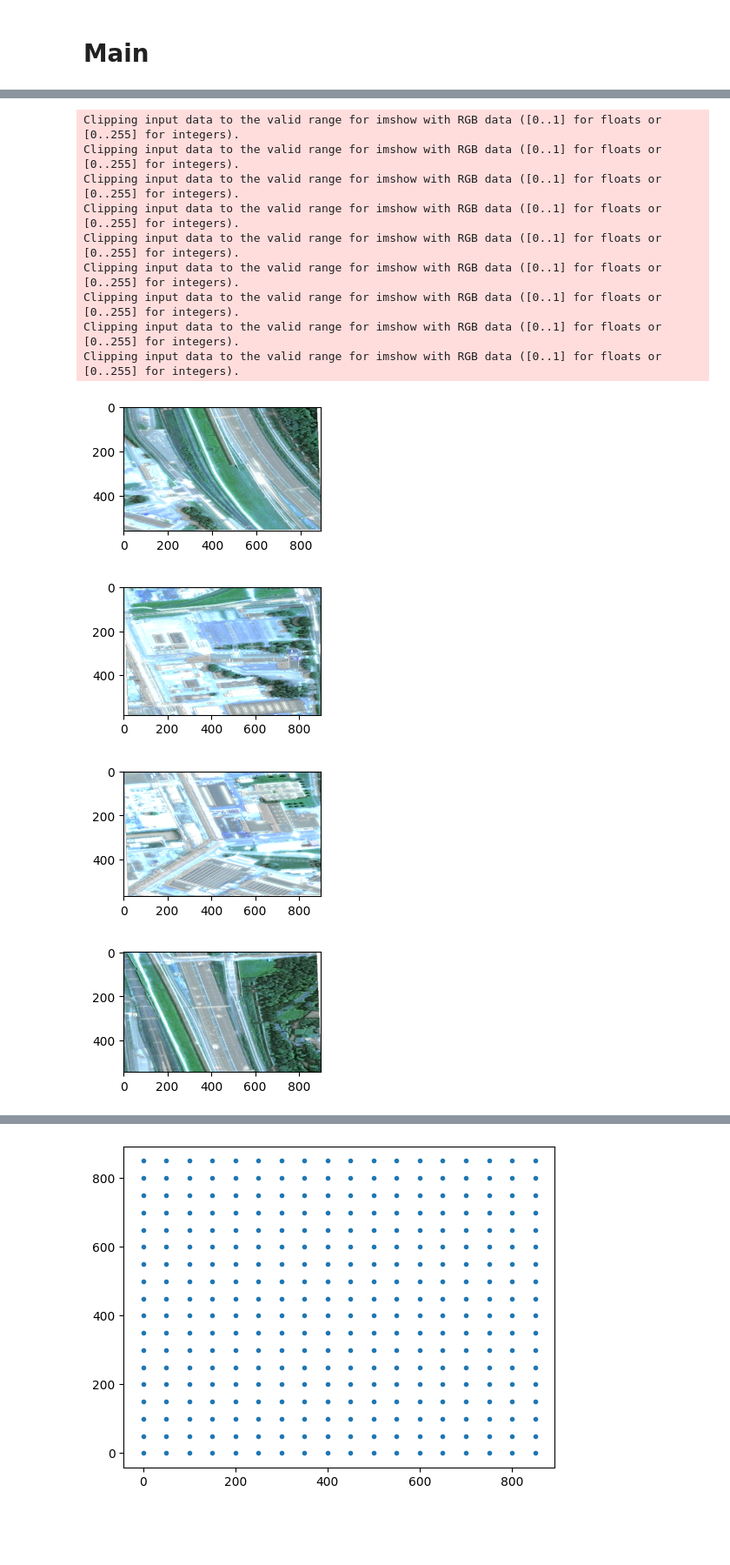
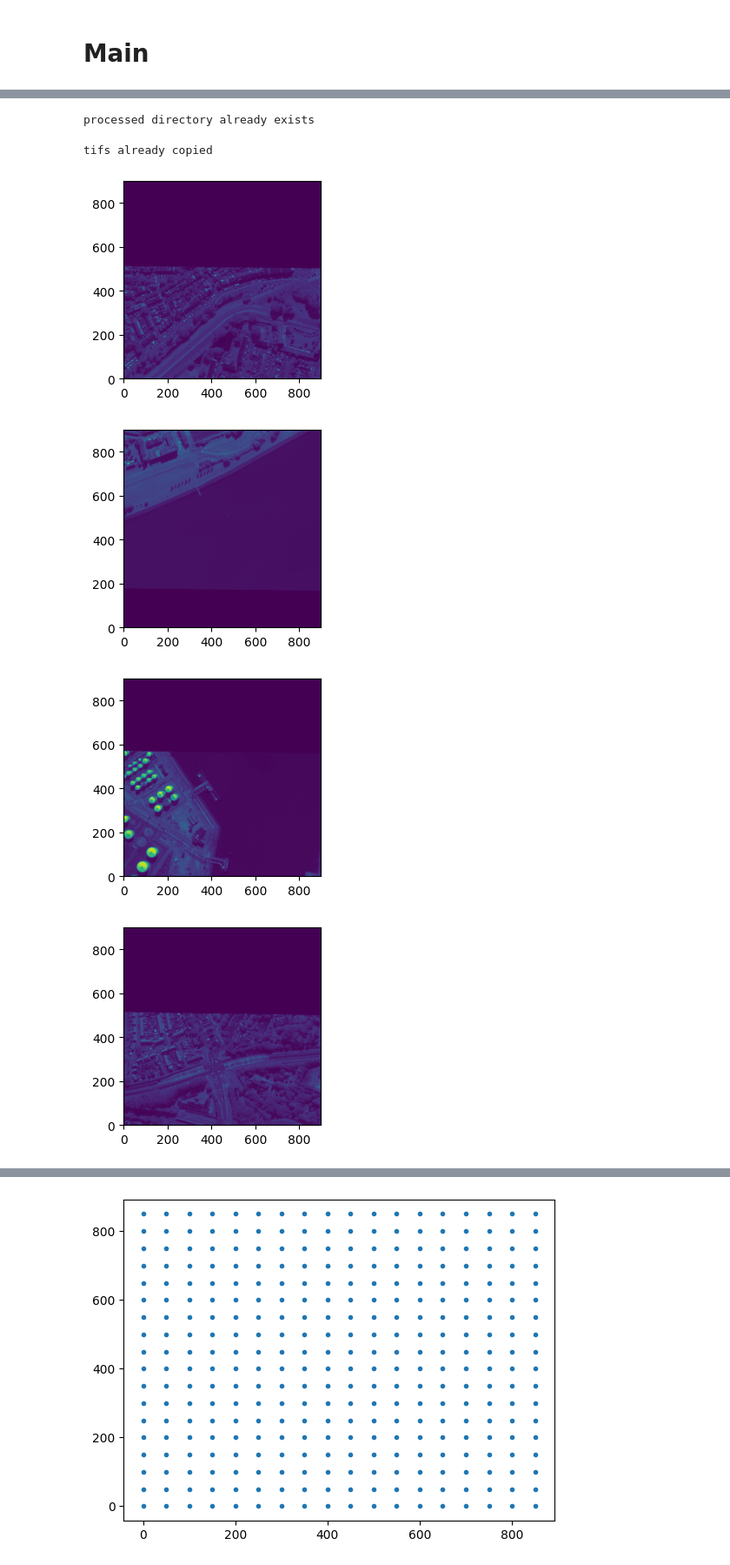
Before and after one commit to neu-spiral/Neural-Point-Processes, a Jupyter notebook: processing/data_alignment_.ipynb, the cells around one changed output, grey strips where cells are left out. Shown: that part at 87% size. Saved outputs shown, nothing was run; the diff lists cells and outputs as text; code cells hidden in the pictures; blank space fills up the shorter version.

```diff
--- a/processing/data_alignment_.ipynb
+++ b/processing/data_alignment_.ipynb
@@ -17,8 +21,7 @@ random.seed(10)
 # %%
-def plot_sat(path, gdf_=None, linewidth=2):
+def plot_sat(path):
     """
     Plot satellite image with optional geodataframe overlay
-
     Args:
         path: str
         gdf_: geopandas dataframe
@@ -31,9 +34,7 @@ def plot_sat(path, gdf_=None, linewidth=2):
     r = r.read()
     r = r.transpose((1,2,0,))
 
-    if gdf_ is not None:
-        ax = plot_gdf(gdf_,ax=ax,linewidth=linewidth)
-    ax.imshow(r)
+    ax.imshow(r, origin='lower')
 # %%
 def plot_gdf(gdf_, ax=None, linewidth=2, kw='geometry'):
     """
@@ -345,8 +365,29 @@ def generate_pin_counts(data_list, rad=20, step=100, stop=6, crs='epsg:32631', o
 # %%
-# change datapath here
-sample_size = 10
-data = "../data/AOI_11_Rotterdam"
-tifs_pth = f"{os.path.join(data, 'PS-RGBNIR')}/*.tif"
-geojsons_pth =f"{os.path.join(data, 'geojson_buildings')}/*.geojson"
-datas = remove_empty_geojsons(get_data(tifs_pth, geojsons_pth)[:sample_size])
+if os.path.exists(f"{os.path.join(data, 'processed', KW)}"):
+    print("processed directory already exists")
+    tifs_pth = f"{os.path.join(data, 'processed' , KW)}/*.tif"
+else:
+    tifs_pth = f"{os.path.join(data, KW)}/*.tif"
+# %% [output]
+processed directory already exists
+# %%
+geojsons_pth =f"{os.path.join(data, 'geojson_buildings')}/*.geojson"
+datas = remove_empty_geojsons(get_data(tifs_pth, geojsons_pth)) #[:sample_size])
+# %%
+# copy tifs from AOI_11_Rotterdam to AOI_11_Rotterdam/processed/kw
+if not os.path.exists(f"{os.path.join(data, 'processed', KW)}"):
+    for tif, _ in datas:
+        fname = os.path.basename(tif)
+        save_dir = os.path.split(os.path.dirname(tif))[0]
+        if not os.path.exists(f'{save_dir}/processed/{KW}'):
+            os.makedirs(f'{save_dir}/processed/{KW}')
+        output_file = f'{save_dir}/processed/{KW}/{fname}'
+        if os.path.exists(output_file):
+            print(f'{output_file} already exists')
+            continue
+        os.system(f'cp {tif} {output_file}')
+else:
+    print("tifs already copied")
+# %% [output]
+tifs already copied
 # %%
@@ -356,23 +397,11 @@ masked = mask_and_rotate_data(cropped, overwrite=True)
 # %%
-# test rotation on samples
-sample_size = 10
-gdf = geopandas.read_file(datas[0][1])
-testgdf = gdf.copy()
-procs = glob.glob('../data/AOI_11_Rotterdam/processed/masked/PS-RGBNIR/*.tif')[:sample_size]
+# plot samples
+procs = glob.glob(f'../data/AOI_11_Rotterdam/processed/{KW}/*.tif')[:10]
 for i, _ in enumerate(procs):
     src = rio.open(procs[i])
-    plot_sat(procs[i], gdf_=testgdf, linewidth=2)
+    plot_sat(procs[i])
 # %% [output]
-Clipping input data to the valid range for imshow with RGB data ([0..1] for floats or [0..255] for integers).
-Clipping input data to the valid range for imshow with RGB data ([0..1] for floats or [0..255] for integers).
-Clipping input data to the valid range for imshow with RGB data ([0..1] for floats or [0..255] for integers).
-Clipping input data to the valid range for imshow with RGB data ([0..1] for floats or [0..255] for integers).
-Clipping input data to the valid range for imshow with RGB data ([0..1] for floats or [0..255] for integers).
-Clipping input data to the valid range for imshow with RGB data ([0..1] for floats or [0..255] for integers).
-Clipping input data to the valid range for imshow with RGB data ([0..1] for floats or [0..255] for integers).
-Clipping input data to the valid range for imshow with RGB data ([0..1] for floats or [0..255] for integers).
-Clipping input data to the valid range for imshow with RGB data ([0..1] for floats or [0..255] for integers).
-[figure, old version]
+[figure, new version]
-[figure, old version]
+[figure, new version]
-[figure, old version]
+[figure, new version]
-[figure, old version]
+[figure, new version]
```
Also changed, not shown: parts of 23 cells of this notebook, 1 other file.
